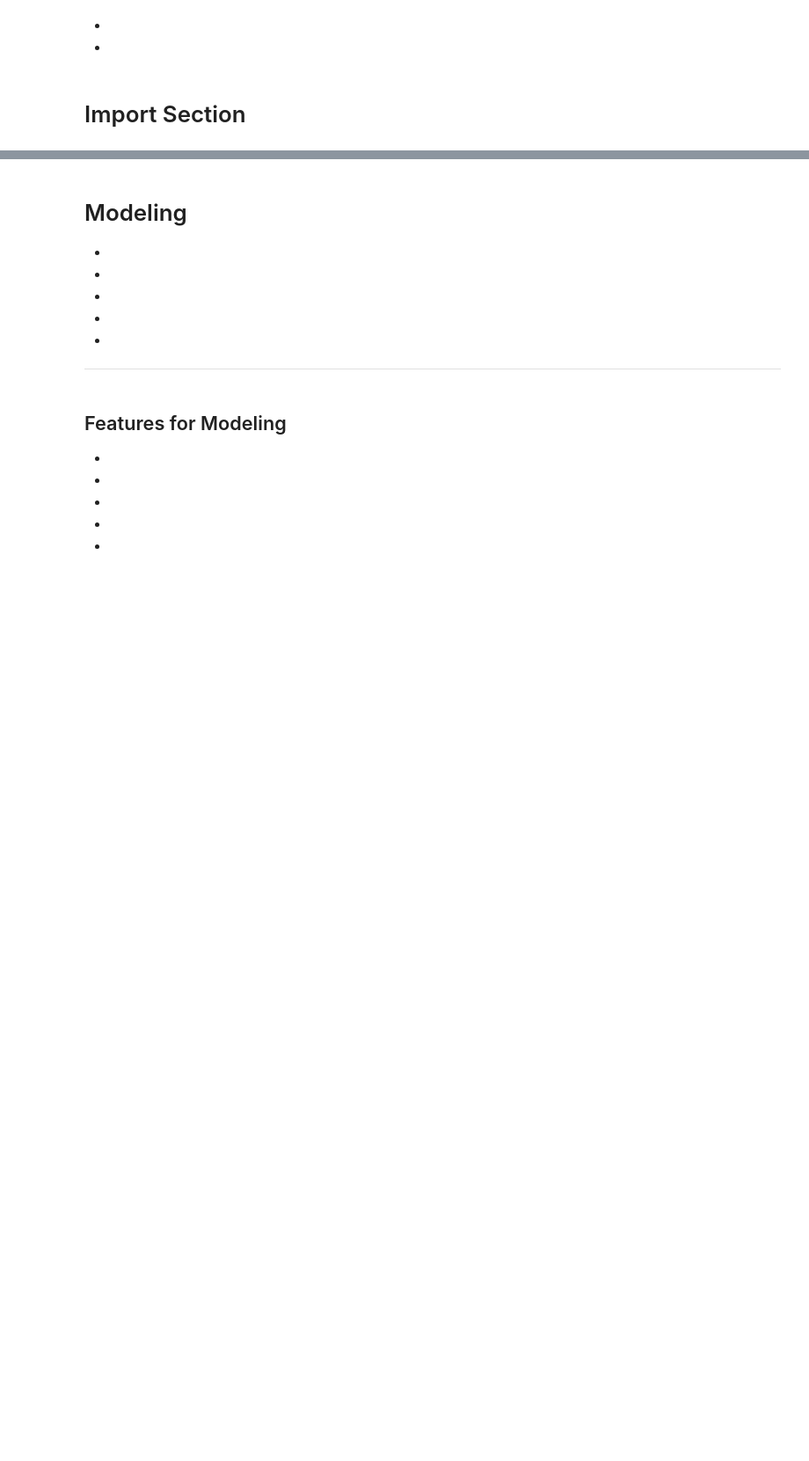
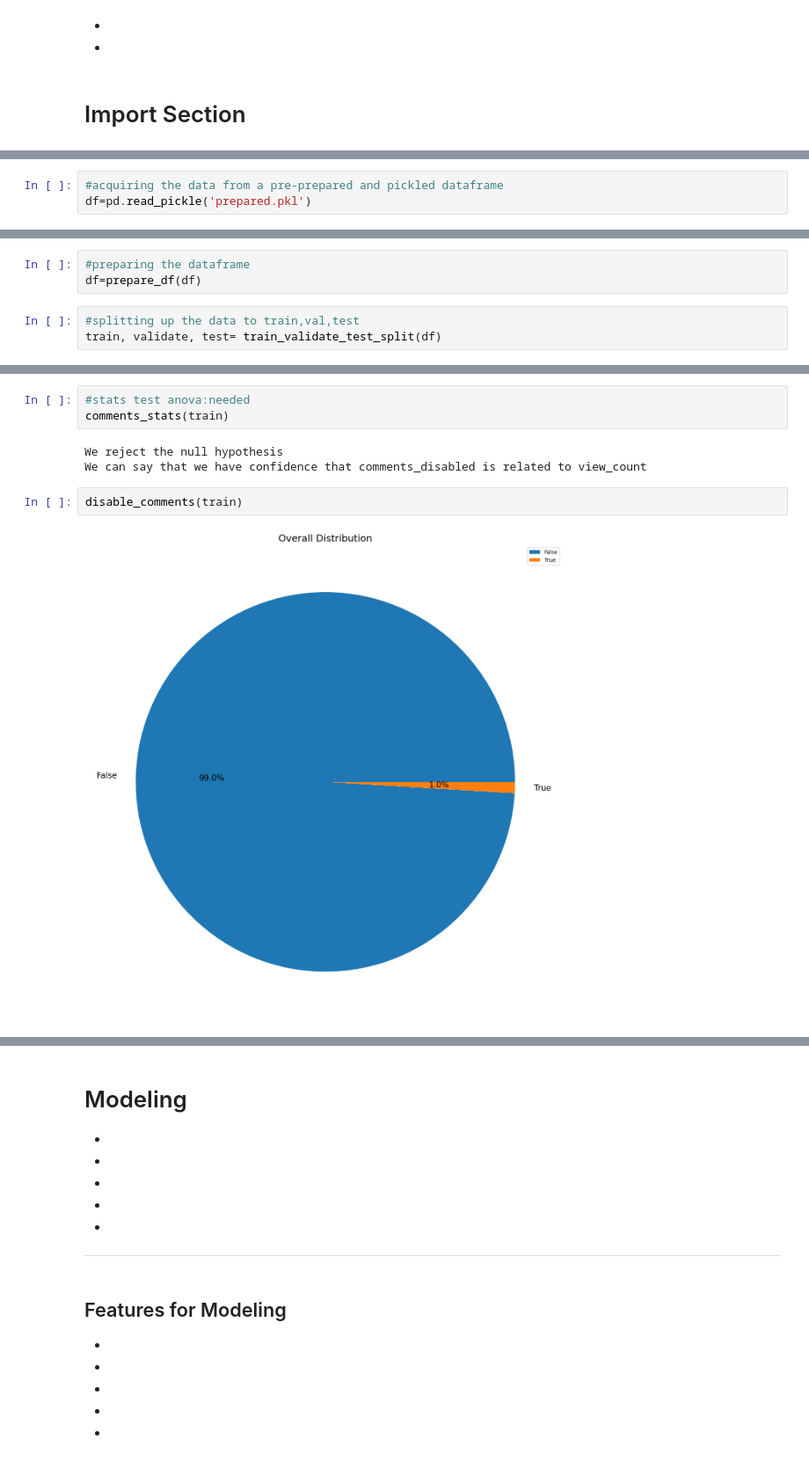
Before and after one commit to Youtube-Data-Analysis/top_200, a Jupyter notebook: final_report.ipynb, the cells around one changed output, grey strips where cells are left out. Shown at 88% size. Cells and saved outputs as stored; diff of their text form; blank space fills up the shorter version.

```diff
--- a/final_report.ipynb
+++ b/final_report.ipynb
@@ -92,0 +30,3 @@ warnings.filterwarnings("ignore")
+# %%
+#acquiring the data from a pre-prepared and pickled dataframe
+df=pd.read_pickle('prepared.pkl')
@@ -92,0 +35,6 @@ warnings.filterwarnings("ignore")
+# %%
+#preparing the dataframe
+df=prepare_df(df)
+# %%
+#splitting up the data to train,val,test
+train, validate, test= train_validate_test_split(df)
@@ -92,0 +116,10 @@ warnings.filterwarnings("ignore")
+# %%
+#stats test anova:needed
+comments_stats(train)
+# %% [output]
+We reject the null hypothesis
+We can say that we have confidence that comments_disabled is related to view_count
+# %%
+disable_comments(train)
+# %% [output]
+[figure, added]
```
Also changed, not shown: parts of 44 cells of this notebook, 1 other file.
